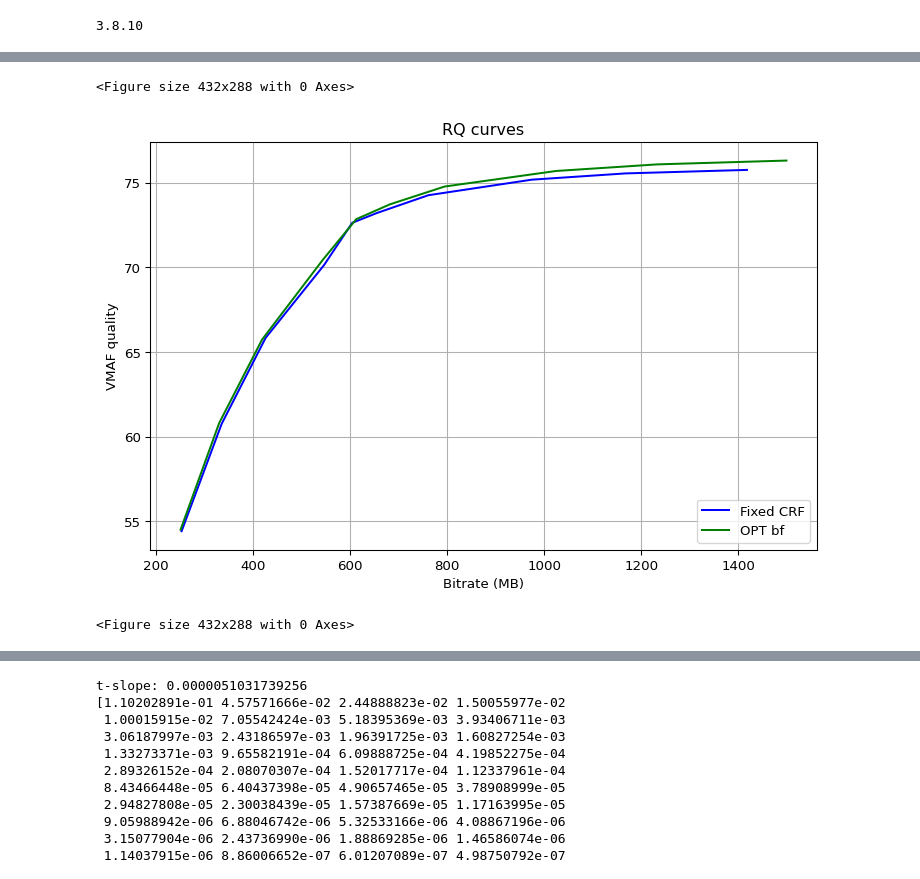
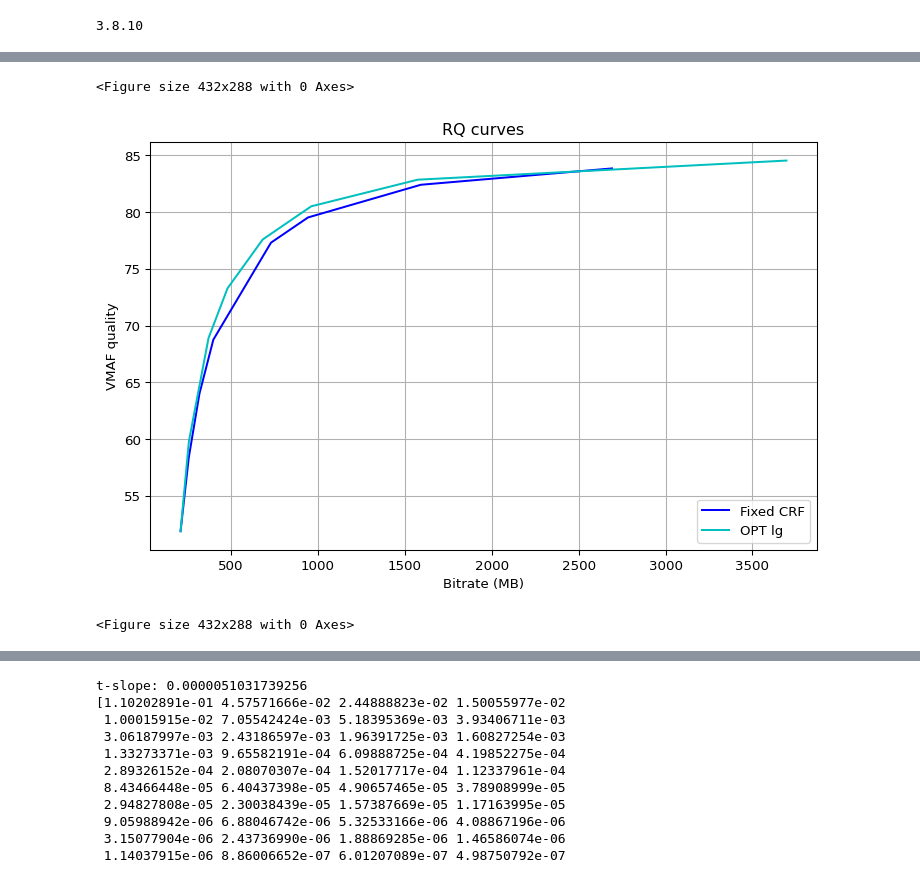
Before and after one commit to CheminDavide/Dynopt, a Jupyter notebook: testing.ipynb, the cells around one changed output, grey strips where cells are left out. Drawn from its saved outputs; the diff is of its cells as text; code cells hidden in the pictures.

```diff
--- a/testing.ipynb
+++ b/testing.ipynb
@@ -14,9 +14,11 @@ import matplotlib.pyplot as pl
 import tkinter as tk #to import file
 from tkinter import filedialog #to open import dialog
 
-def print_info():
-    !!ffprobe -v error -select_streams v:0 -show_entries format:stream -print_format json \
-    test_vids/OPT_vids/bf-lg-10intvl/rush_fiel_rate500000bf_AVC.mp4
+def print_info(file):
+    command = f"ffprobe -v error -select_streams v:0 -show_entries format:stream -print_format json {file}"
+    cout = subprocess.run(command.split(), stdout=subprocess.PIPE, stderr=subprocess.STDOUT).stdout
+    jout = json.loads(cout)
+    print(jout)
 
 def get_bitrate(file):
     command = f"ffprobe -v error -select_streams v:0 -show_entries format:stream -print_format json {file}"
@@ -25,14 +27,15 @@ def get_bitrate(file):
     return int(jout["format"]["bit_rate"])
 
 def get_vmaf(dist,ref):
+    #/home/ubuntu/video_dynopt/config/vmaf_logs.json
     c_vmaf = f"ffmpeg -i {ref} -i {dist} -hide_banner -loglevel error\
             -lavfi \"[0:v]setpts=PTS-STARTPTS[ref];\
                     [1:v]scale={res[0]}x{res[1]}:flags=bicubic,setpts=PTS-STARTPTS[dist];\
-                    [dist][ref]libvmaf=feature=name=psnr:log_path=rd_results/vmaf_logs.json:log_fmt=json\" \
+                    [dist][ref]libvmaf=feature=name=psnr:log_path=config/vmaf_logs.json:log_fmt=json\" \
             -f null -" #|name=float_ssim|name=float_ms_ssim to compute the other metrics
     subprocess.call(c_vmaf, shell=True)
     print("-assessed= " + dist)
-    with open("rd_results/vmaf_logs.json", 'r') as r: #extract quality and rate values
+    with open("config/vmaf_logs.json", 'r') as r: #extract quality and rate values
         i_data = json.load(r)
     return i_data["pooled_metrics"]["vmaf"]["mean"]
 
@@ -68,34 +71,64 @@ def interval(l,n):
     w = (l[1] - l[0]) / (n - 1)
     return np.array([round(l[0]+i*w) for i in range(n)])
 
-res = [480,270]
-f_ref = "test_vids/srcRAW_SD/rush_field_cuts_SDp.y4m"
-#file = "test_vids/OPT_vids/bf-lg-10intvl/rush_fiel_vmaf75bf_AVC.mp4"
-file = open_file()
+res = [1280,720]
+#f_ref = "tests_vids/srcRAW_SD/rush_field_cuts_SDp.y4m"
+f_ref = "tests_vids/srcRAW_HD/big_buck_bunny_720p24.y4m"
+#file = open_file()
 
-[os.remove("test_vids/temp_tests/"+f) for f in os.listdir("test_vids/temp_tests/")]
+#[os.remove("test_vids/temp_tests/"+f) for f in os.listdir("test_vids/temp_tests/")]
 my_dpi = 96
 pl.figure(figsize=(860/my_dpi, 540/my_dpi), dpi=my_dpi)
 
-rate = np.zeros(10)
-dist = np.zeros(10)
-for i,v in enumerate(interval([15,35],10)):
-    o = encode(file, v)
-    rate[i] = get_bitrate(o)
-    dist[i] = get_vmaf(o,f_ref)
-print(rate)
-print(dist)
-pl.plot(rate/1000, dist, '-b', label="Fixed CRF")
+rate = np.zeros(8)
+dist = np.zeros(8)
 
-[os.remove("test_vids/temp_tests/"+f) for f in os.listdir("test_vids/temp_tests/")]
-file = open_file()
-for i,v in enumerate(interval([15,35],10)):
-    o = encode(file, v)
-    rate[i] = get_bitrate(o)
-    dist[i] = get_vmaf(o,f_ref)
-print(rate)
-print(dist)
-pl.plot(rate/1000, dist, '-g', label="OPT bf")
+#print_info("tests_vids/srcRAW_HD/sintel_trailer_2k_720p24.y4m")
+
+if True:
+    folder = "tests_vids/OPT_vids/fx_dist_1/"
+    i = 0
+    for vid in sorted(os.listdir(folder)):
+        rate[i] = get_bitrate(folder + vid)
+        dist[i] = get_vmaf(folder + vid,f_ref)
+        i += 1
+    print(rate)
+    print(dist)
+    pl.plot(rate/1000, dist, '-b', label="Fixed CRF")
+#[os.remove("test_vids/temp_tests/"+f) for f in os.listdir("test_vids/temp_tests/")]
+#file = open_file()
+if False:
+    folder = "tests_vids/OPT_vids/bf_dist/"
+    i = 0
+    for vid in sorted(os.listdir(folder)):
+        rate[i] = get_bitrate(folder + vid)
+        dist[i] = get_vmaf(folder + vid,f_ref)
+        i += 1
+    print(rate)
+    print(dist)
+    pl.plot(rate/1000, dist, '-g', label="OPT bf")
+
+if True:
+    folder = "tests_vids/OPT_vids/lg_dist_1/"
+    i = 0
+    for vid in sorted(os.listdir(folder)):
+        rate[i] = get_bitrate(folder + vid)
+        dist[i] = get_vmaf(folder + vid,f_ref)
+        i += 1
+    print(rate)
+    print(dist)
+    pl.plot(rate/1000, dist, '-c', label="OPT lg")
+
+if False:
+    folder = "tests_vids/OPT_vids/cf_dist/"
+    i = 0
+    for vid in sorted(os.listdir(folder)):
+        rate[i] = get_bitrate(folder + vid)
+        dist[i] = get_vmaf(folder + vid,f_ref)
+        i += 1
+    print(rate)
+    print(dist)
+    pl.plot(rate/1000, dist, '-r', label="OPT cf")
 
 pl.grid(True)
 pl.title("RQ curves")
@@ -124,5 +157,5 @@ pl.figure()
 <Figure size 432x288 with 0 Axes>
-[figure, old version]
+[figure, new version]
 <Figure size 432x288 with 0 Axes>
 # %%
 print(get_bitrate(file))
```
Also changed, not shown: parts of 4 cells of this notebook, 12 other files.
